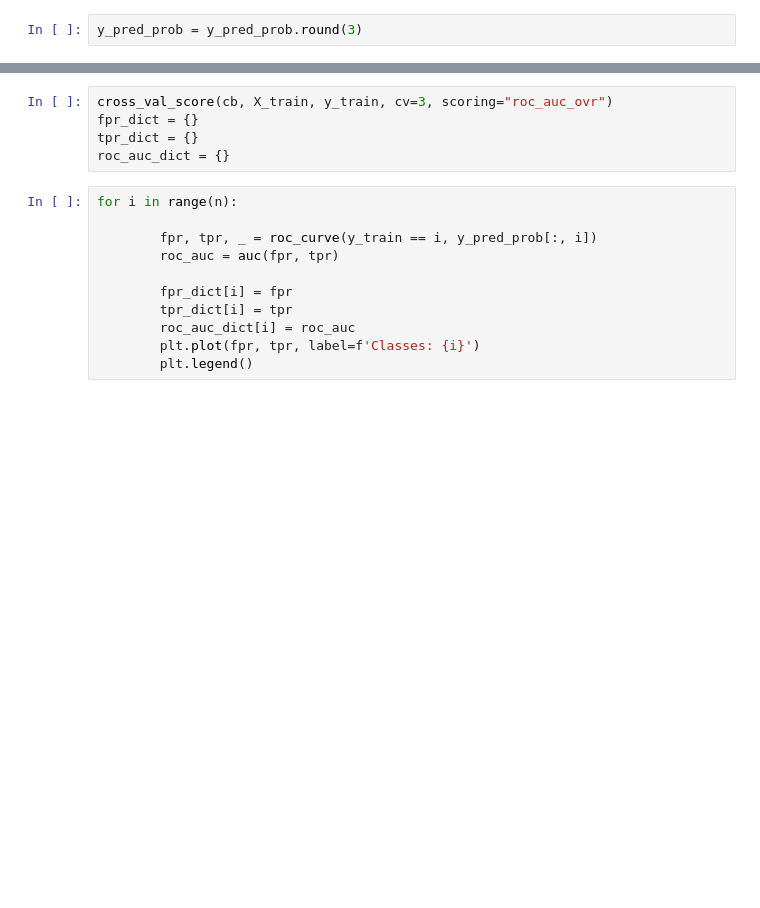
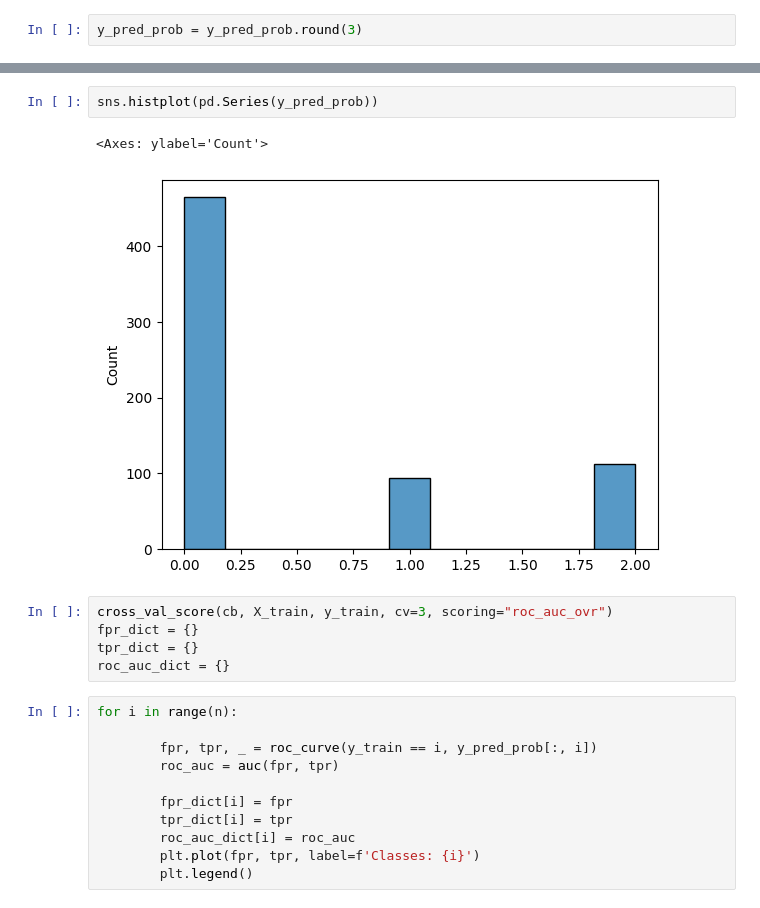
Before and after one commit to VIVALDI142857/ClassificationModelsParams, a Jupyter notebook: stellar__multiclass_classification.ipynb, the cells around one changed output, grey strips where cells are left out. Saved outputs shown, nothing was run; the diff lists cells and outputs as text; blank space fills up the shorter version.

```diff
--- a/stellar__multiclass_classification.ipynb
+++ b/stellar__multiclass_classification.ipynb
@@ -375,3 +382,8 @@ y_pred_prob = y_pred_prob.round(3)
+# %%
+sns.histplot(pd.Series(y_pred_prob))
+# %% [output]
+<Axes: ylabel='Count'>
+[figure, added]
 # %%
 cross_val_score(cb, X_train, y_train, cv=3, scoring="roc_auc_ovr")
 fpr_dict = {}
```
Also changed, not shown: parts of 12 cells of this notebook, 7 other files.
